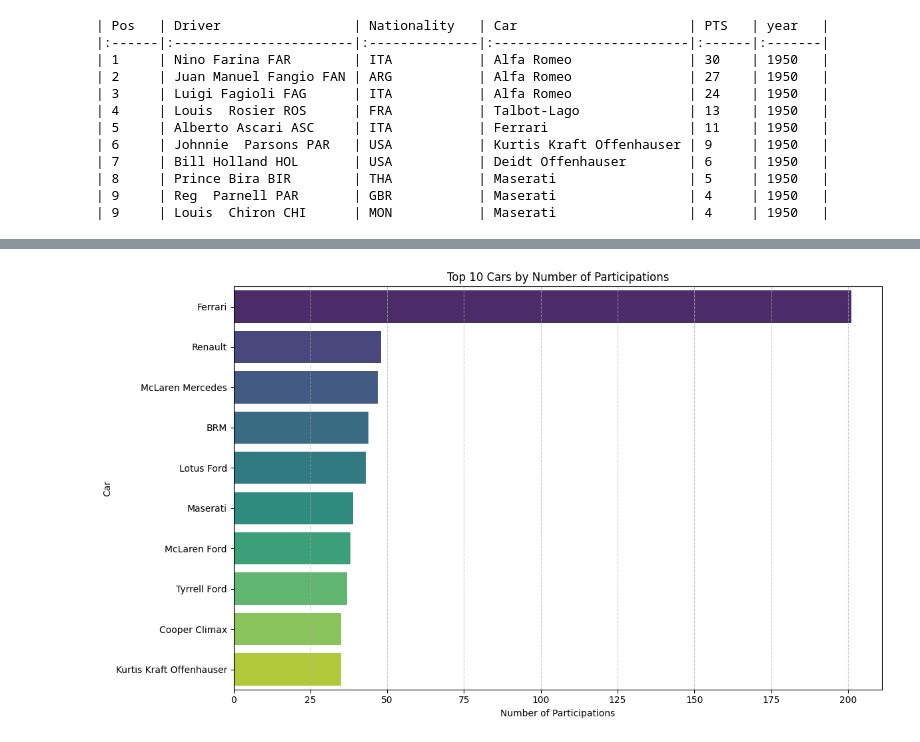
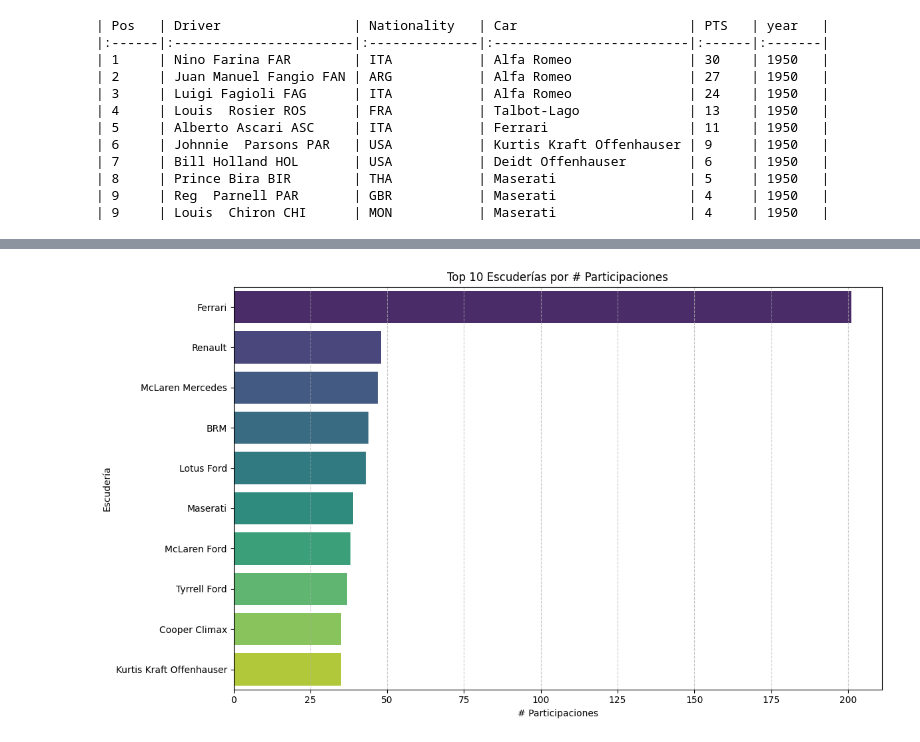
Before and after one commit to guz-vinueza/MLSupervisado, a Jupyter notebook: Clase 1- IntroCienciaDatos/C1_Exploracion_F1.ipynb, the cells around one changed output, grey strips where cells are left out. Drawn from its saved outputs; the diff is of its cells as text; code cells hidden in the pictures.

```diff
--- a/Clase 1- IntroCienciaDatos/C1_Exploracion_F1.ipynb
+++ b/Clase 1- IntroCienciaDatos/C1_Exploracion_F1.ipynb
@@ -104,0 +146,9 @@ print(driver_participations.to_markdown(index=False, numalign="left", stralign="
+# %%
+# Sección de Librerías
+import matplotlib.pyplot as plt
+import seaborn as sns
+
+# Obtiene la tabla de autos y número de participaciones
+car_participations_top10 = df['Car'].value_counts().reset_index().head(10)
+car_participations_top10.columns = ['Escudería', '# Participaciones']
+car_participations_top10
@@ -105,17 +167,13 @@ print(driver_participations.to_markdown(index=False, numalign="left", stralign="
 # %%
-import matplotlib.pyplot as plt
-import seaborn as sns
-
-car_participations_top10 = df['Car'].value_counts().reset_index().head(10)
-car_participations_top10.columns = ['Car', 'Number of Participations']
-
+# Prepara el gráfico.  Le da tamaño
 plt.figure(figsize=(12, 7))
-sns.barplot(x='Number of Participations', y='Car', data=car_participations_top10, palette='viridis', hue='Car', legend=False)
-plt.title('Top 10 Cars by Number of Participations')
-plt.xlabel('Number of Participations')
-plt.ylabel('Car')
+# Gráfico de barras
+sns.barplot(x='# Participaciones', y='Escudería', data=car_participations_top10, palette='viridis', hue='Escudería', legend=False)
+plt.title('Top 10 Escuderías por # Participaciones')
+plt.xlabel('# Participaciones')
+plt.ylabel('Escudería')
 plt.grid(axis='x', linestyle='--', alpha=0.7)
 plt.tight_layout()
 plt.show()
 # %% [output]
-[figure, old version]
+[figure, new version]
```
Also changed, not shown: parts of 24 cells of this notebook.
